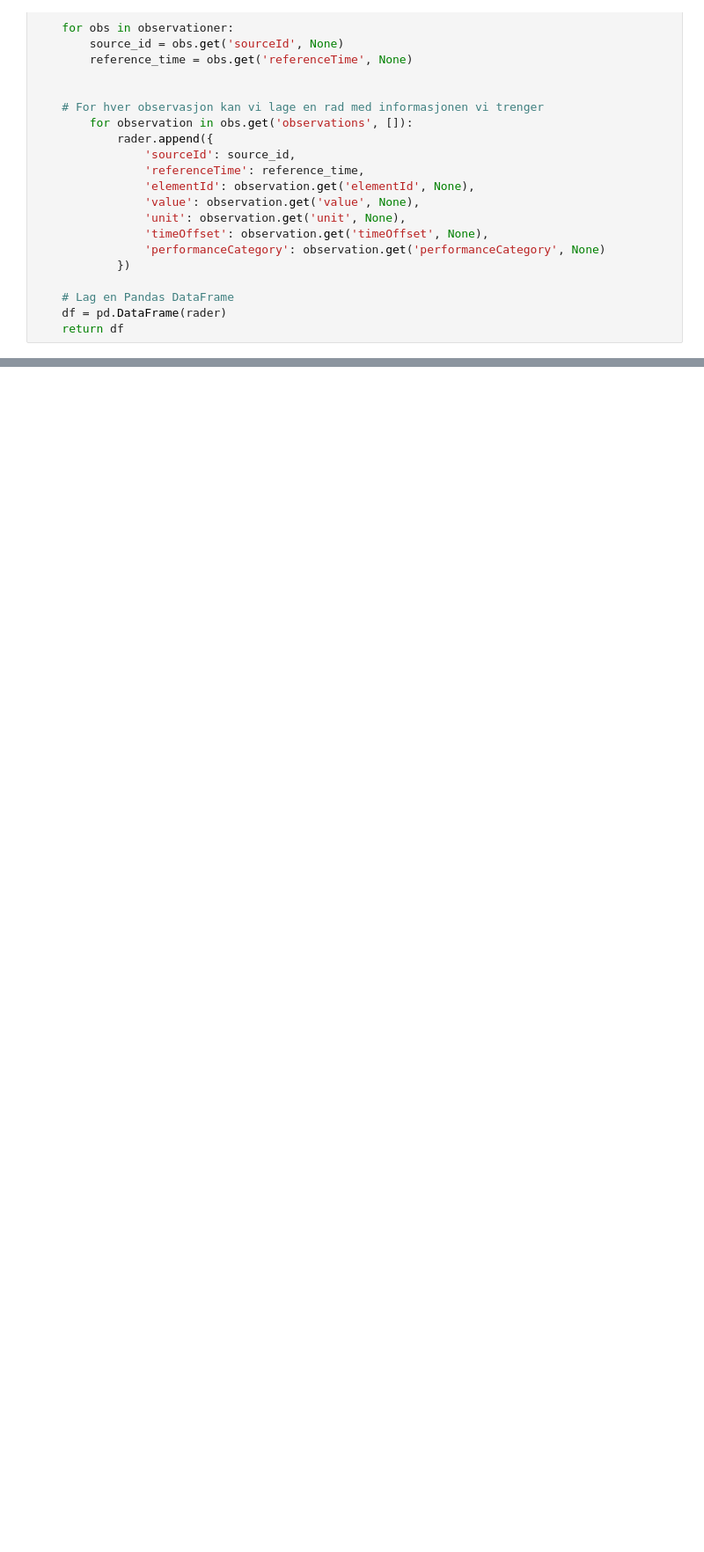
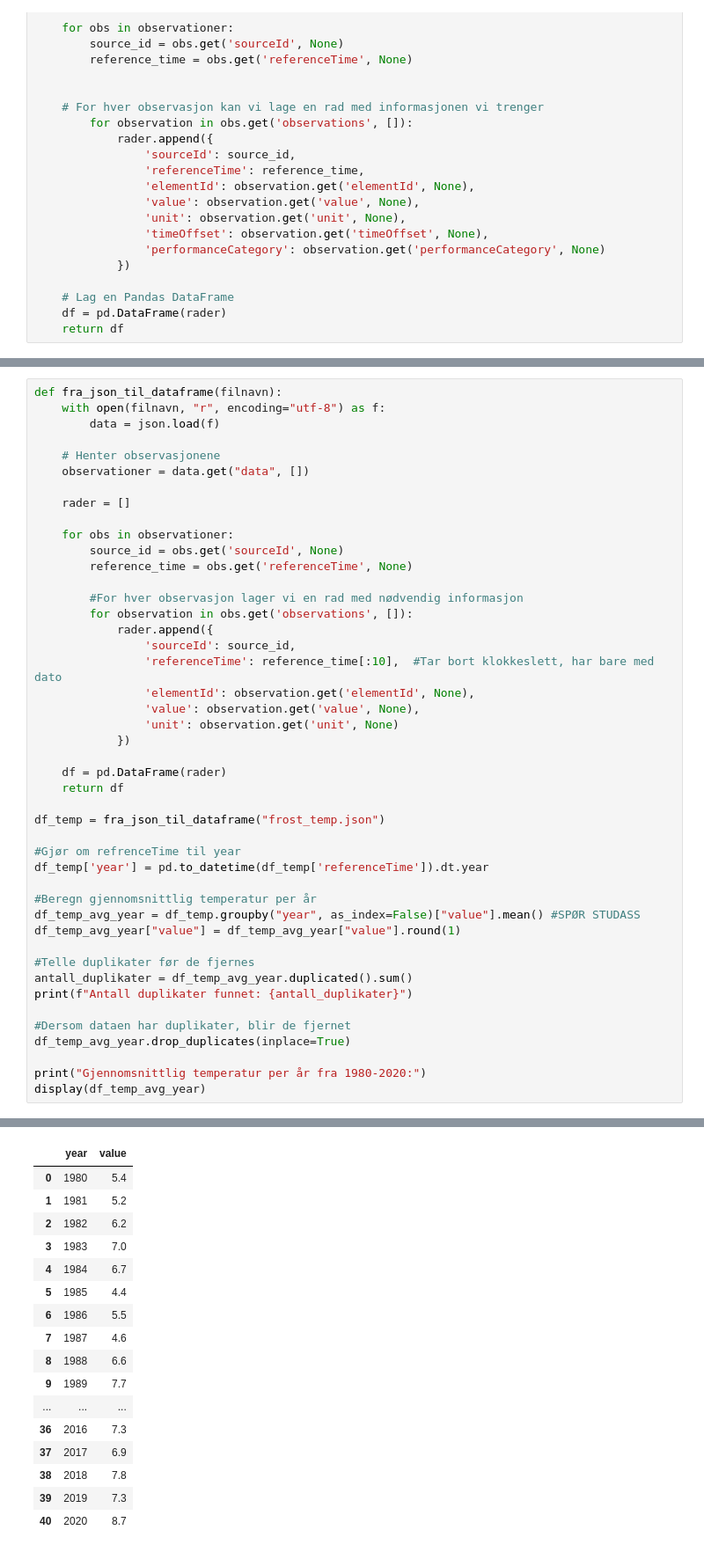
Before and after one commit to hannahnygard/TDT4114-milj.dataanalyse, a Jupyter notebook: proj_environment-main/data/frost_tabeller.ipynb, the cells around one changed output, grey strips where cells are left out. Shown: that part at 88% size. Cells and saved outputs as stored; diff of their text form; blank space fills up the shorter version.

Commit message:
Datarensing av nedbør og temp.

```diff
--- a/proj_environment-main/data/frost_tabeller.ipynb
+++ b/proj_environment-main/data/frost_tabeller.ipynb
@@ -84,0 +170,46 @@ Temperatur:
+# %%
+def fra_json_til_dataframe(filnavn):
+    with open(filnavn, "r", encoding="utf-8") as f:
+        data = json.load(f)
+
+    # Henter observasjonene
+    observationer = data.get("data", [])
+
+    rader = []
+
+    for obs in observationer:
+        source_id = obs.get('sourceId', None)
+        reference_time = obs.get('referenceTime', None)
+
+        #For hver observasjon lager vi en rad med nødvendig informasjon
+        for observation in obs.get('observations', []):
+            rader.append({
+                'sourceId': source_id,
+                'referenceTime': reference_time[:10],  #Tar bort klokkeslett, har bare med dato
+                'elementId': observation.get('elementId', None),
+                'value': observation.get('value', None),
+                'unit': observation.get('unit', None)
+            })
+
+    df = pd.DataFrame(rader)
+    return df
+
+df_temp = fra_json_til_dataframe("frost_temp.json")
+
+#Gjør om refrenceTime til year
+df_temp['year'] = pd.to_datetime(df_temp['referenceTime']).dt.year
+
+#Beregn gjennomsnittlig temperatur per år
+df_temp_avg_year = df_temp.groupby("year", as_index=False)["value"].mean() #SPØR STUDASS
+df_temp_avg_year["value"] = df_temp_avg_year["value"].round(1)
+
+#Telle duplikater før de fjernes
+antall_duplikater = df_temp_avg_year.duplicated().sum()
+print(f"Antall duplikater funnet: {antall_duplikater}")
+
+#Dersom dataen har duplikater, blir de fjernet
+df_temp_avg_year.drop_duplicates(inplace=True)
+
+print("Gjennomsnittlig temperatur per år fra 1980-2020:")
+display(df_temp_avg_year)
+# %% [output]
@@ -84,0 +218,17 @@ Temperatur:
+|  | year | value |
+| 0 | 1980 | 5.4 |
+| 1 | 1981 | 5.2 |
+| 2 | 1982 | 6.2 |
+| 3 | 1983 | 7.0 |
+| 4 | 1984 | 6.7 |
+| 5 | 1985 | 4.4 |
+| 6 | 1986 | 5.5 |
+| 7 | 1987 | 4.6 |
+| 8 | 1988 | 6.6 |
+| 9 | 1989 | 7.7 |
+| ... | ... | ... |
+| 36 | 2016 | 7.3 |
+| 37 | 2017 | 6.9 |
+| 38 | 2018 | 7.8 |
+| 39 | 2019 | 7.3 |
+| 40 | 2020 | 8.7 |
```
Also changed, not shown: parts of 6 cells of this notebook.
